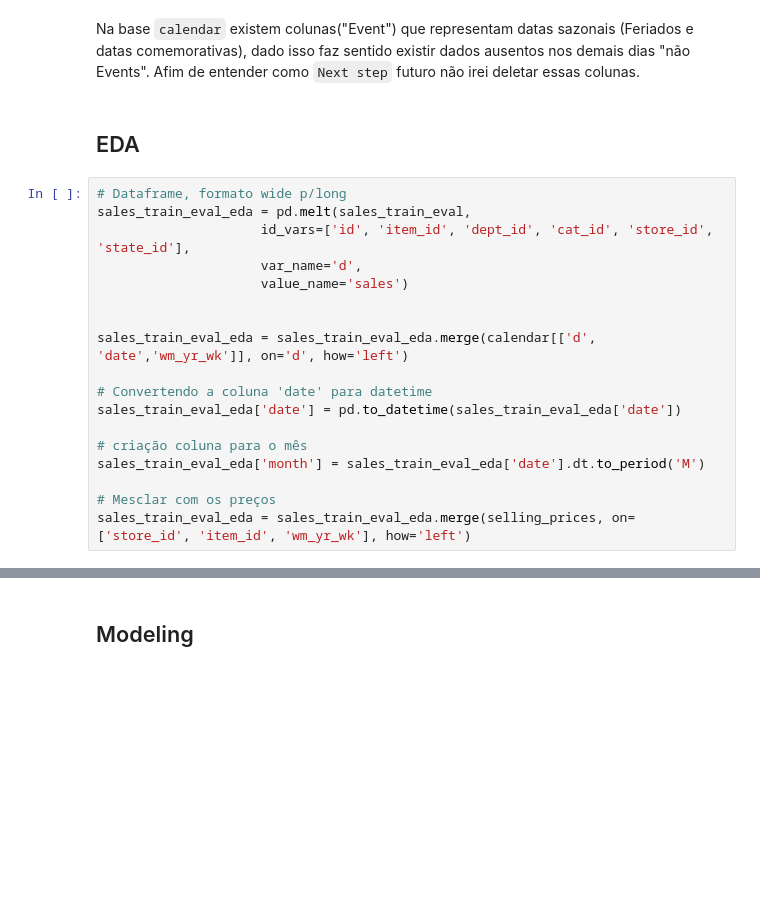
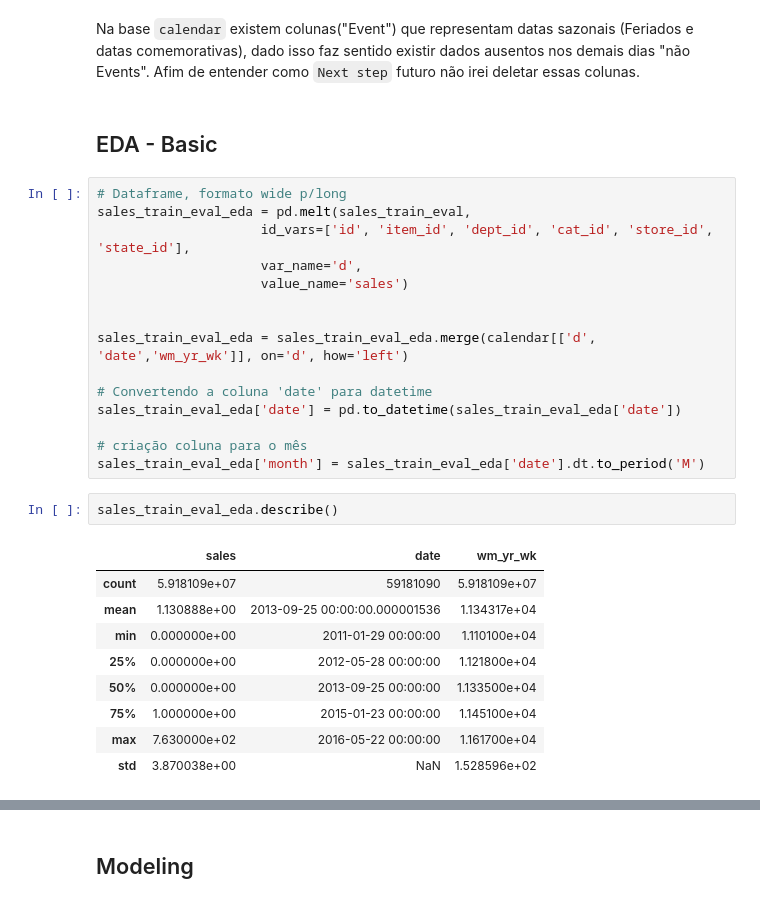
Before and after one commit to LucianobSilva/m5-forecasting, a Jupyter notebook: m5_eda_model.ipynb, the cells around one changed output, grey strips where cells are left out. Cells and saved outputs as stored; diff of their text form; blank space fills up the shorter version.

```diff
--- a/m5_eda_model.ipynb
+++ b/m5_eda_model.ipynb
@@ -99,7 +140,7 @@ calendar_na.value_counts()
 # %% [markdown]
 Na base `calendar` existem colunas("Event") que representam datas sazonais (Feriados e datas comemorativas), dado isso faz sentido existir dados ausentos nos demais dias "não Events". Afim de entender como `Next step` futuro não irei deletar essas colunas.
 # %% [markdown]
-## EDA
+## EDA - Basic
 # %%
 # Dataframe, formato wide p/long
 sales_train_eval_eda = pd.melt(sales_train_eval,
@@ -115,8 +156,17 @@ sales_train_eval_eda['date'] = pd.to_datetime(sales_train_eval_eda['date'])
 
 # criação coluna para o mês
 sales_train_eval_eda['month'] = sales_train_eval_eda['date'].dt.to_period('M')
-
-# Mesclar com os preços
-sales_train_eval_eda = sales_train_eval_eda.merge(selling_prices, on=['store_id', 'item_id', 'wm_yr_wk'], how='left')
+# %%
+sales_train_eval_eda.describe()
+# %% [output]
+|  | sales | date | wm_yr_wk |
+| count | 5.918109e+07 | 59181090 | 5.918109e+07 |
+| mean | 1.130888e+00 | 2013-09-25 00:00:00.000001536 | 1.134317e+04 |
+| min | 0.000000e+00 | 2011-01-29 00:00:00 | 1.110100e+04 |
+| 25% | 0.000000e+00 | 2012-05-28 00:00:00 | 1.121800e+04 |
+| 50% | 0.000000e+00 | 2013-09-25 00:00:00 | 1.133500e+04 |
+| 75% | 1.000000e+00 | 2015-01-23 00:00:00 | 1.145100e+04 |
+| max | 7.630000e+02 | 2016-05-22 00:00:00 | 1.161700e+04 |
+| std | 3.870038e+00 | NaN | 1.528596e+02 |
 # %%
 sales_train_eval_eda.tail()
```
Also changed, not shown: parts of 13 cells of this notebook, 2 other files.
